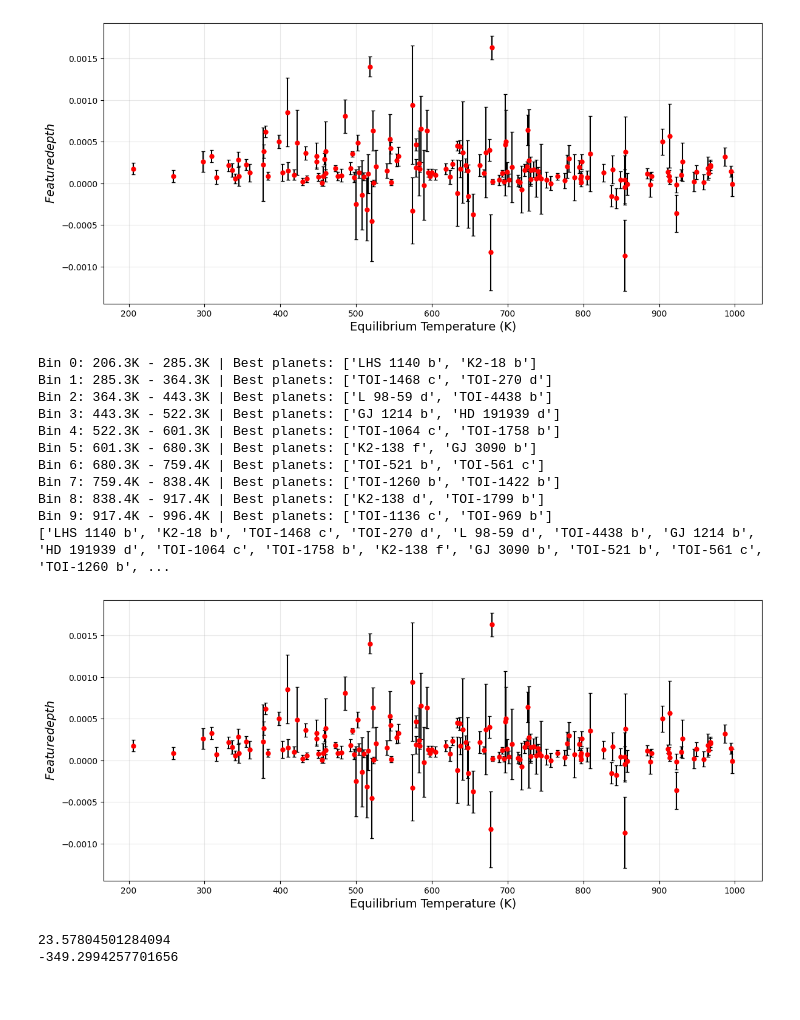
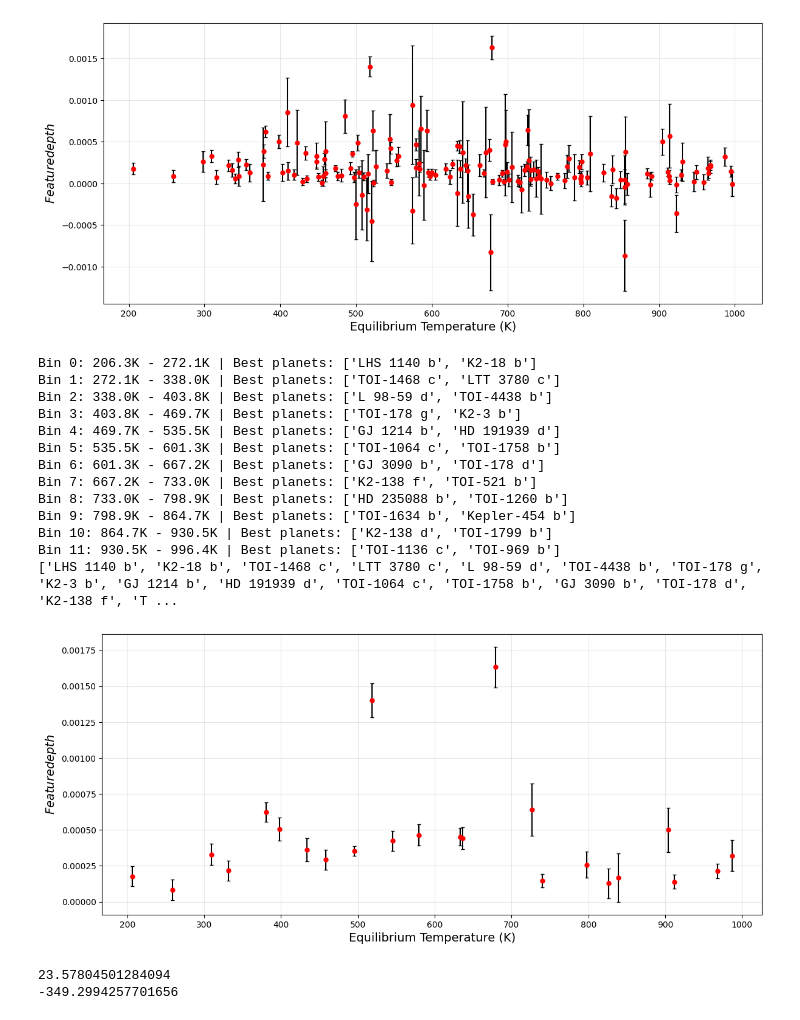
Before and after one commit to JackDavidMaher/Group-Studies---Exoplanets, a Jupyter notebook: Code/Miles_comparison_code.ipynb, the cells around one changed output. Cells and saved outputs as stored; diff of their text form; code cells hidden in the pictures.

```diff
--- a/Code/Miles_comparison_code.ipynb
+++ b/Code/Miles_comparison_code.ipynb
@@ -97,7 +97,7 @@ height_over_error   = Feature_heights / Feature_heights_err
 T_eq       = array_1.iloc[:, 1]
 T_eq_error = array_1.iloc[:, 2]
 
-Bin_number   = 10
+Bin_number   = 12
 good_planets = []
 
 N = 2  # Change this to however many top planets you want per bin
@@ -105,46 +105,48 @@ bin_edges = np.linspace(T_eq.min(), T_eq.max(), Bin_number + 1)
 
 for i in range(Bin_number):
     lower = bin_edges[i]
     upper = bin_edges[i + 1]
 
     if i == 0:
         mask = (T_eq >= lower) & (T_eq <= upper)
     else:
         mask = (T_eq > lower) & (T_eq <= upper)
 
     subset         = height_over_error[mask]
     ordered_subset = subset.sort_values(ascending=False)
 
     # Slice the top N (or fewer if the bin has less than N planets)
     top_n = ordered_subset.head(N)
 
     print(f'Bin {i}: {lower:.1f}K - {upper:.1f}K | Best planets: {[array_1.iloc[idx, 0] for idx in top_n.index]}')
 
     good_planets.extend(top_n.index.tolist())
 
 
 print(array_1.iloc[good_planets,0].tolist())  # Print planet names for all good planets
 plt.figure(figsize=(14, 6))
-plt.errorbar(array_1.iloc[:, 1], array_1.iloc[:, 3], array_1.iloc[:, 4],
+plt.errorbar(array_1.iloc[good_planets, 1], array_1.iloc[good_planets, 3], array_1.iloc[good_planets, 4],
              fmt='o', markersize=5, color='red', ecolor='black', capsize=2, label='Feature bin')
 plt.xlabel('Equilibrium Temperature (K)', fontsize=14)
 plt.ylabel('$Feature depth$', fontsize=14)
 plt.grid(True, which='major', alpha=0.3, linestyle='-', linewidth=0.8)
 plt.grid(True, which='minor', alpha=0.15, linestyle=':', linewidth=0.5)
 plt.show()
 # %% [output]
-Bin 0: 206.3K - 285.3K | Best planets: ['LHS 1140 b', 'K2-18 b']
-Bin 1: 285.3K - 364.3K | Best planets: ['TOI-1468 c', 'TOI-270 d']
-Bin 2: 364.3K - 443.3K | Best planets: ['L 98-59 d', 'TOI-4438 b']
-Bin 3: 443.3K - 522.3K | Best planets: ['GJ 1214 b', 'HD 191939 d']
-Bin 4: 522.3K - 601.3K | Best planets: ['TOI-1064 c', 'TOI-1758 b']
-Bin 5: 601.3K - 680.3K | Best planets: ['K2-138 f', 'GJ 3090 b']
-Bin 6: 680.3K - 759.4K | Best planets: ['TOI-521 b', 'TOI-561 c']
-Bin 7: 759.4K - 838.4K | Best planets: ['TOI-1260 b', 'TOI-1422 b']
-Bin 8: 838.4K - 917.4K | Best planets: ['K2-138 d', 'TOI-1799 b']
-Bin 9: 917.4K - 996.4K | Best planets: ['TOI-1136 c', 'TOI-969 b']
-['LHS 1140 b', 'K2-18 b', 'TOI-1468 c', 'TOI-270 d', 'L 98-59 d', 'TOI-4438 b', 'GJ 1214 b', 'HD 191939 d', 'TOI-1064 c', 'TOI-1758 b', 'K2-138 f', 'GJ 3090 b', 'TOI-521 b', 'TOI-561 c', 'TOI-1260 b', ...
+Bin 0: 206.3K - 272.1K | Best planets: ['LHS 1140 b', 'K2-18 b']
+Bin 1: 272.1K - 338.0K | Best planets: ['TOI-1468 c', 'LTT 3780 c']
+Bin 2: 338.0K - 403.8K | Best planets: ['L 98-59 d', 'TOI-4438 b']
+Bin 3: 403.8K - 469.7K | Best planets: ['TOI-178 g', 'K2-3 b']
+Bin 4: 469.7K - 535.5K | Best planets: ['GJ 1214 b', 'HD 191939 d']
+Bin 5: 535.5K - 601.3K | Best planets: ['TOI-1064 c', 'TOI-1758 b']
+Bin 6: 601.3K - 667.2K | Best planets: ['GJ 3090 b', 'TOI-178 d']
+Bin 7: 667.2K - 733.0K | Best planets: ['K2-138 f', 'TOI-521 b']
+Bin 8: 733.0K - 798.9K | Best planets: ['HD 235088 b', 'TOI-1260 b']
+Bin 9: 798.9K - 864.7K | Best planets: ['TOI-1634 b', 'Kepler-454 b']
+Bin 10: 864.7K - 930.5K | Best planets: ['K2-138 d', 'TOI-1799 b']
+Bin 11: 930.5K - 996.4K | Best planets: ['TOI-1136 c', 'TOI-969 b']
+['LHS 1140 b', 'K2-18 b', 'TOI-1468 c', 'LTT 3780 c', 'L 98-59 d', 'TOI-4438 b', 'TOI-178 g', 'K2-3 b', 'GJ 1214 b', 'HD 191939 d', 'TOI-1064 c', 'TOI-1758 b', 'GJ 3090 b', 'TOI-178 d', 'K2-138 f', 'T ...
-[figure, old version]
+[figure, new version]
 # %%
 array_1= pd.read_csv(r'C:\Users\Miles\OneDrive\Documents\uni stuff\Year 3\Group studies\Group-Studies---Exoplanets\Group 1 Full Loop Code\165 planets data\pandexo csv files\results20260205_175059.csv', comment='#')
 print(np.mean(array_1.iloc[:,3]))
```
Also changed, not shown: 1 other file.
